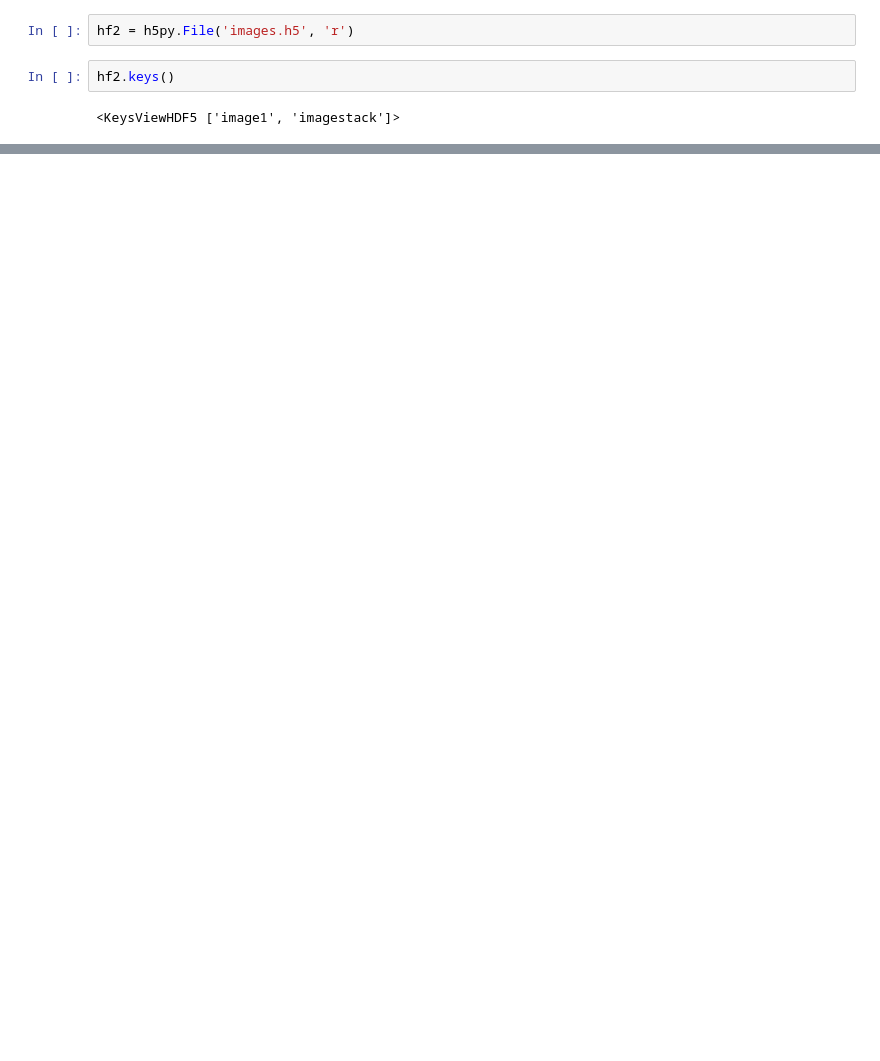
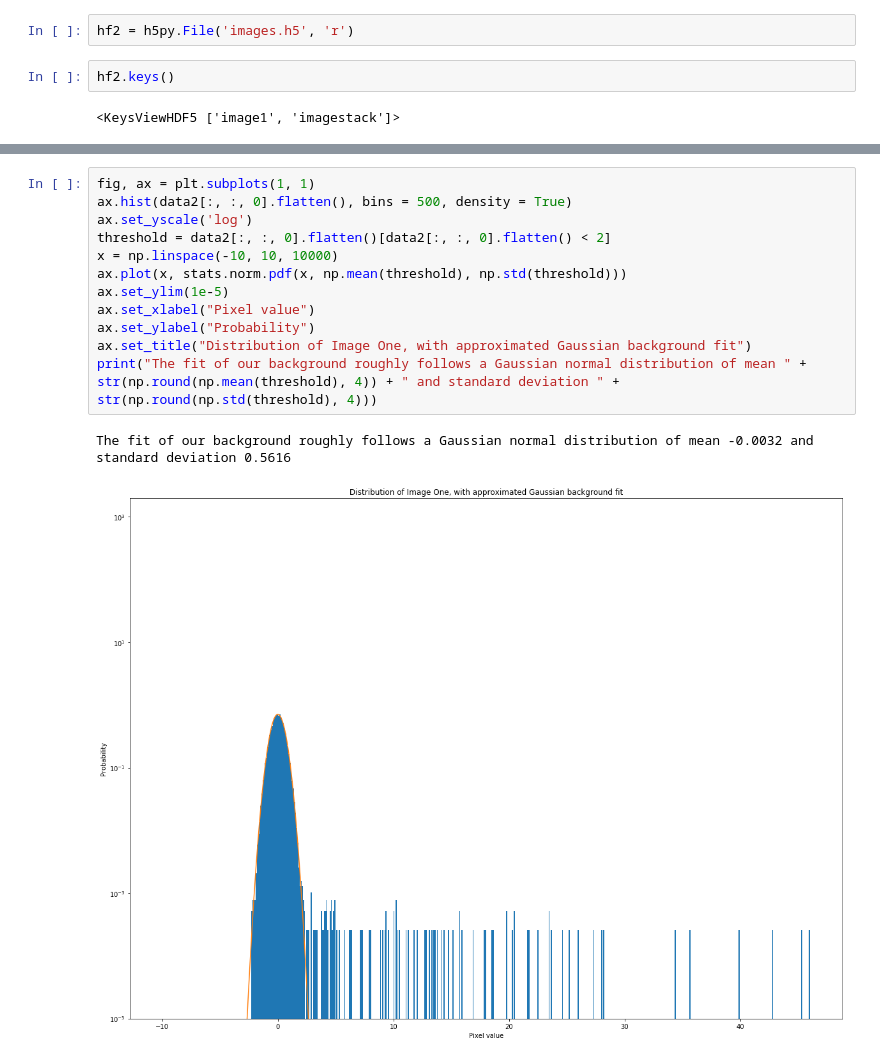
Before and after one commit to Cosack135/PHYS-434, a Jupyter notebook: Lab4.ipynb, the cells around one changed output, grey strips where cells are left out. Saved outputs shown, nothing was run; the diff lists cells and outputs as text; blank space fills up the shorter version.

```diff
--- a/Lab4.ipynb
+++ b/Lab4.ipynb
@@ -186,0 +272,15 @@ This whole problem has been a nightmare for me, I just need to go to sleep and t
+# %%
+fig, ax = plt.subplots(1, 1)
+ax.hist(data2[:, :, 0].flatten(), bins = 500, density = True)
+ax.set_yscale('log')
+threshold = data2[:, :, 0].flatten()[data2[:, :, 0].flatten() < 2]
+x = np.linspace(-10, 10, 10000)
+ax.plot(x, stats.norm.pdf(x, np.mean(threshold), np.std(threshold)))
+ax.set_ylim(1e-5)
+ax.set_xlabel("Pixel value")
+ax.set_ylabel("Probability")
+ax.set_title("Distribution of Image One, with approximated Gaussian background fit")
+print("The fit of our background roughly follows a Gaussian normal distribution of mean " + str(np.round(np.mean(threshold), 4)) + " and standard deviation " + str(np.round(np.std(threshold), 4)))
+# %% [output]
+The fit of our background roughly follows a Gaussian normal distribution of mean -0.0032 and standard deviation 0.5616
+[figure, added]
```
Also changed, not shown: parts of 26 cells of this notebook, 1 other file.
